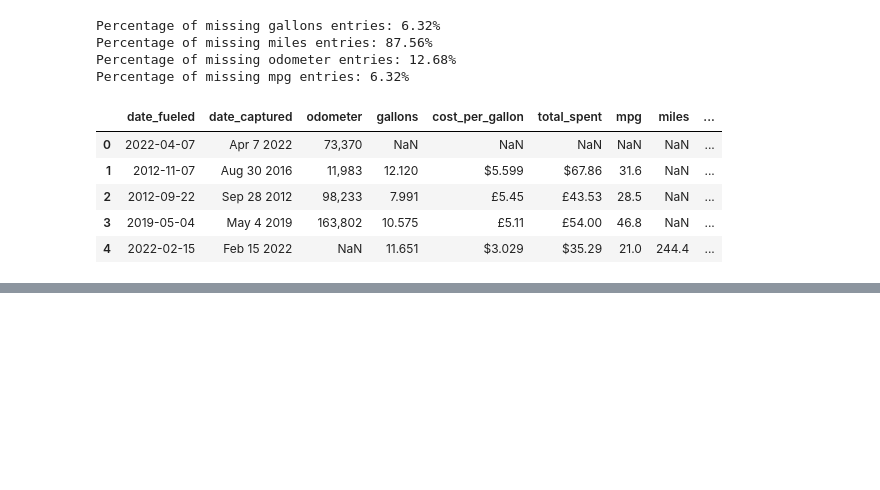
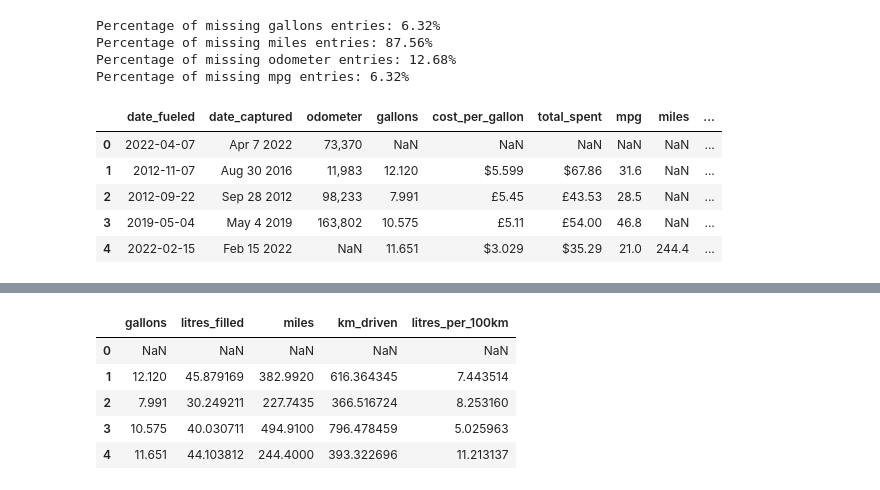
Before and after one commit to Daggy2002/DVE-Assignments, a Jupyter notebook: Assignment1/main.ipynb, the cells around one changed output, grey strips where cells are left out. Saved outputs shown, nothing was run; the diff lists cells and outputs as text; code cells hidden in the pictures; blank space fills up the shorter version.

```diff
--- a/Assignment1/main.ipynb
+++ b/Assignment1/main.ipynb
@@ -255,0 +301,22 @@ Name: 0, dtype: object
+# %%
+#The data is given in imperial units, and in SA, we use proper measurement standards.
+# 1. litres filled: use the gallons - consider whether to use UK or US gallons
+
+# Convert gallons to litres (assuming US gallons)
+df['litres_filled'] = df['gallons'] * 3.78541
+
+# Convert miles to kilometers
+df['km_driven'] = df['miles'] * 1.60934
+
+# Calculate litres per 100 kilometers
+df['litres_per_100km'] = (df['litres_filled'] / df['km_driven']) * 100
+
+# Display the new columns to check the result
+df[['gallons', 'litres_filled', 'miles', 'km_driven', 'litres_per_100km']].head()
+# %% [output]
+|  | gallons | litres_filled | miles | km_driven | litres_per_100km |
+| 0 | NaN | NaN | NaN | NaN | NaN |
+| 1 | 12.120 | 45.879169 | 382.9920 | 616.364345 | 7.443514 |
+| 2 | 7.991 | 30.249211 | 227.7435 | 366.516724 | 8.253160 |
+| 3 | 10.575 | 40.030711 | 494.9100 | 796.478459 | 5.025963 |
+| 4 | 11.651 | 44.103812 | 244.4000 | 393.322696 | 11.213137 |
```
Also changed, not shown: parts of 11 cells of this notebook.
